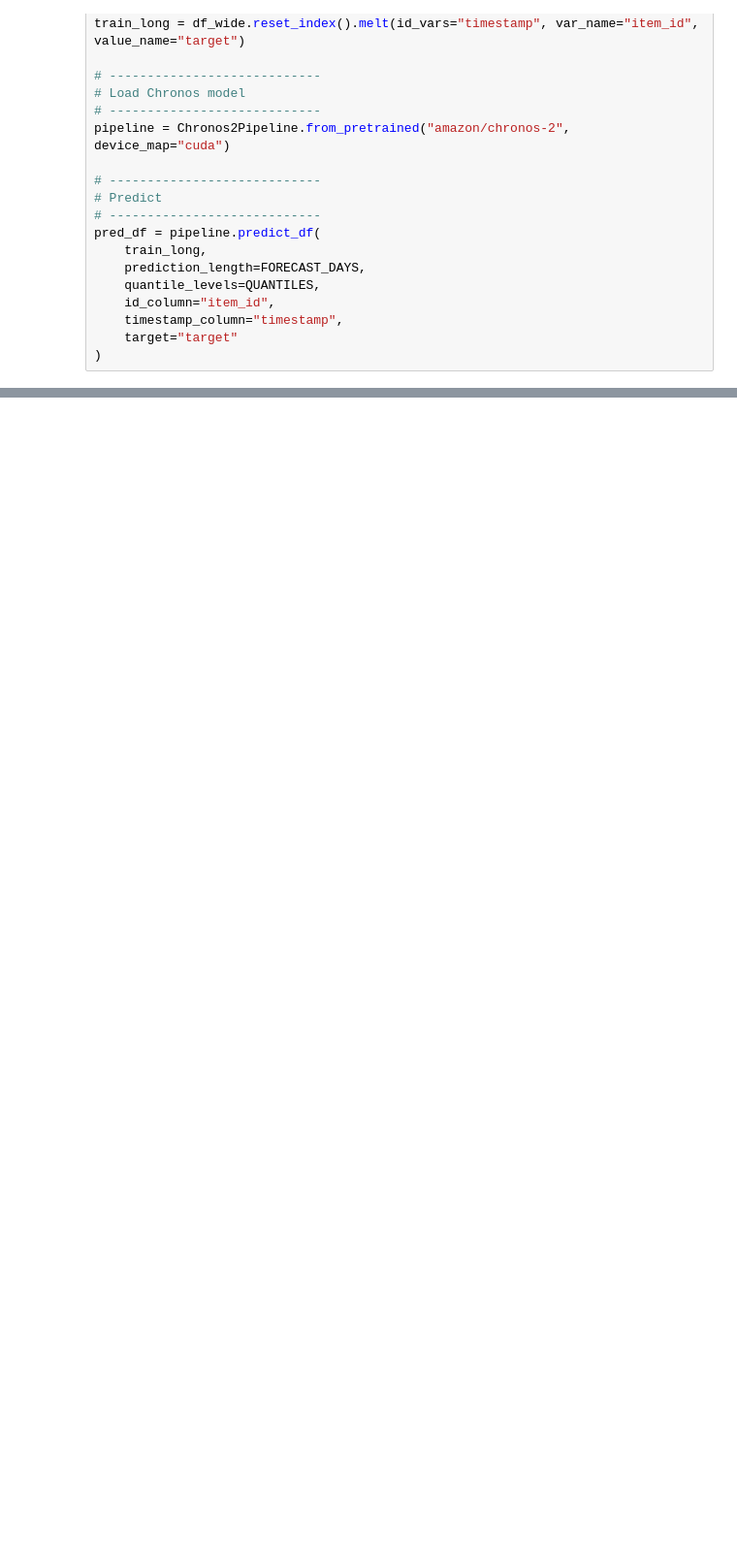
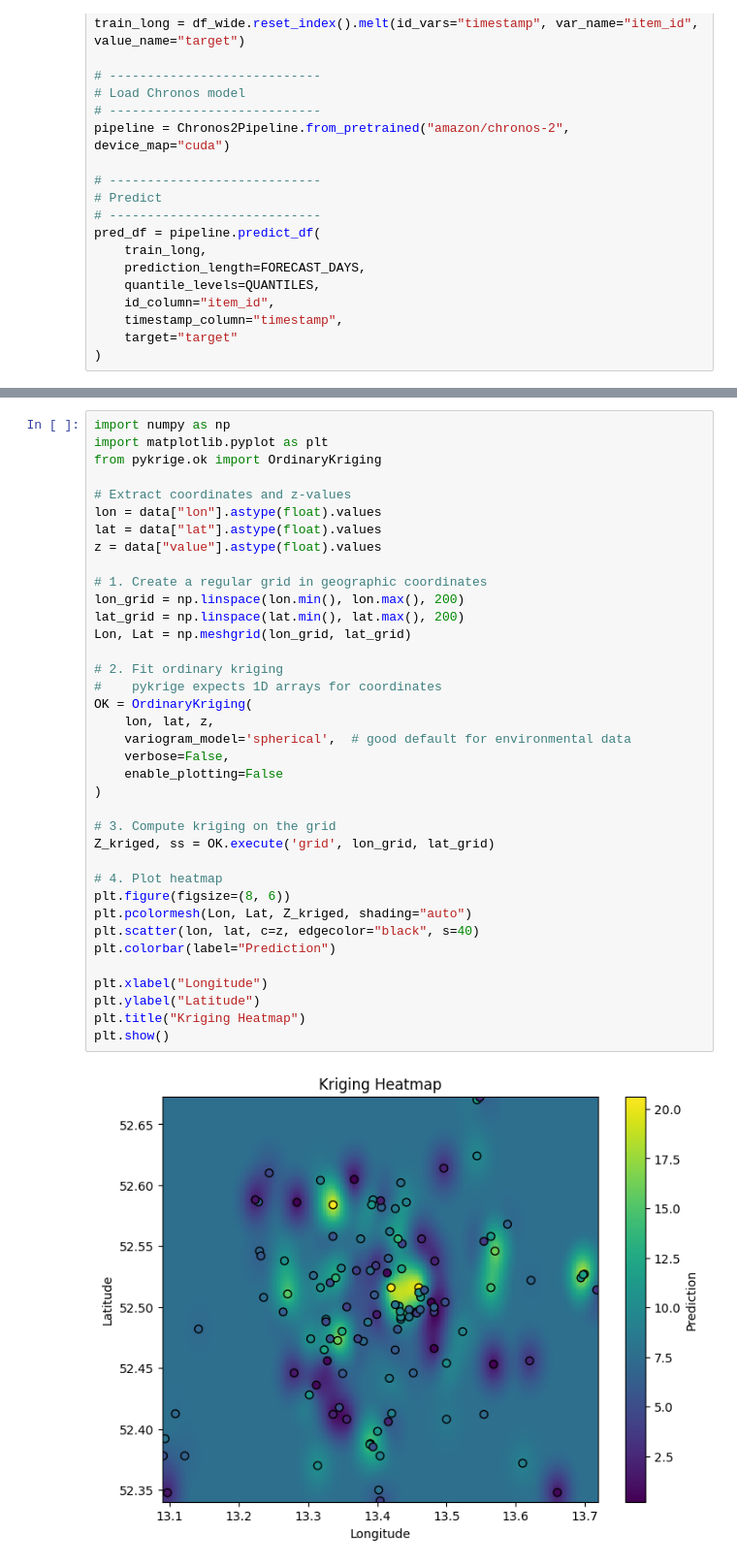
Before and after one commit to chandlerNick/bln-aq, a Jupyter notebook: data-engineering/sds011-sensors/predict-interpolate/tester.ipynb, the cells around one changed output, grey strips where cells are left out. Shown at 97% size. Drawn from its saved outputs; the diff is of its cells as text; blank space fills up the shorter version.

Commit message:
Add pred->krige pipeline

```diff
--- a/data-engineering/sds011-sensors/predict-interpolate/tester.ipynb
+++ b/data-engineering/sds011-sensors/predict-interpolate/tester.ipynb
@@ -112,0 +182,39 @@ pred_df = pipeline.predict_df(
+# %%
+import numpy as np
+import matplotlib.pyplot as plt
+from pykrige.ok import OrdinaryKriging
+
+# Extract coordinates and z-values
+lon = data["lon"].astype(float).values
+lat = data["lat"].astype(float).values
+z = data["value"].astype(float).values
+
+# 1. Create a regular grid in geographic coordinates
+lon_grid = np.linspace(lon.min(), lon.max(), 200)
+lat_grid = np.linspace(lat.min(), lat.max(), 200)
+Lon, Lat = np.meshgrid(lon_grid, lat_grid)
+
+# 2. Fit ordinary kriging
+#    pykrige expects 1D arrays for coordinates
+OK = OrdinaryKriging(
+    lon, lat, z,
+    variogram_model='spherical',  # good default for environmental data
+    verbose=False,
+    enable_plotting=False
+)
+
+# 3. Compute kriging on the grid
+Z_kriged, ss = OK.execute('grid', lon_grid, lat_grid)
+
+# 4. Plot heatmap
+plt.figure(figsize=(8, 6))
+plt.pcolormesh(Lon, Lat, Z_kriged, shading="auto")
+plt.scatter(lon, lat, c=z, edgecolor="black", s=40)
+plt.colorbar(label="Prediction")
+
+plt.xlabel("Longitude")
+plt.ylabel("Latitude")
+plt.title("Kriging Heatmap")
+plt.show()
+# %% [output]
+[figure, added]
```
Also changed, not shown: parts of 7 cells of this notebook, 4 other files.
